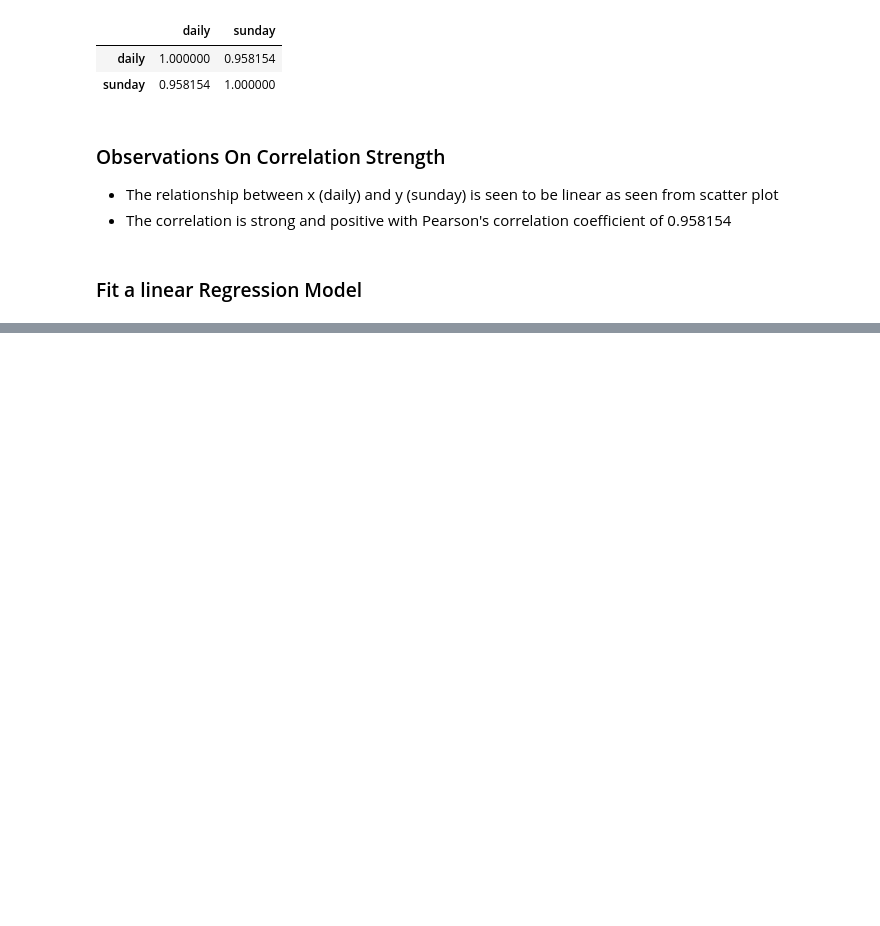
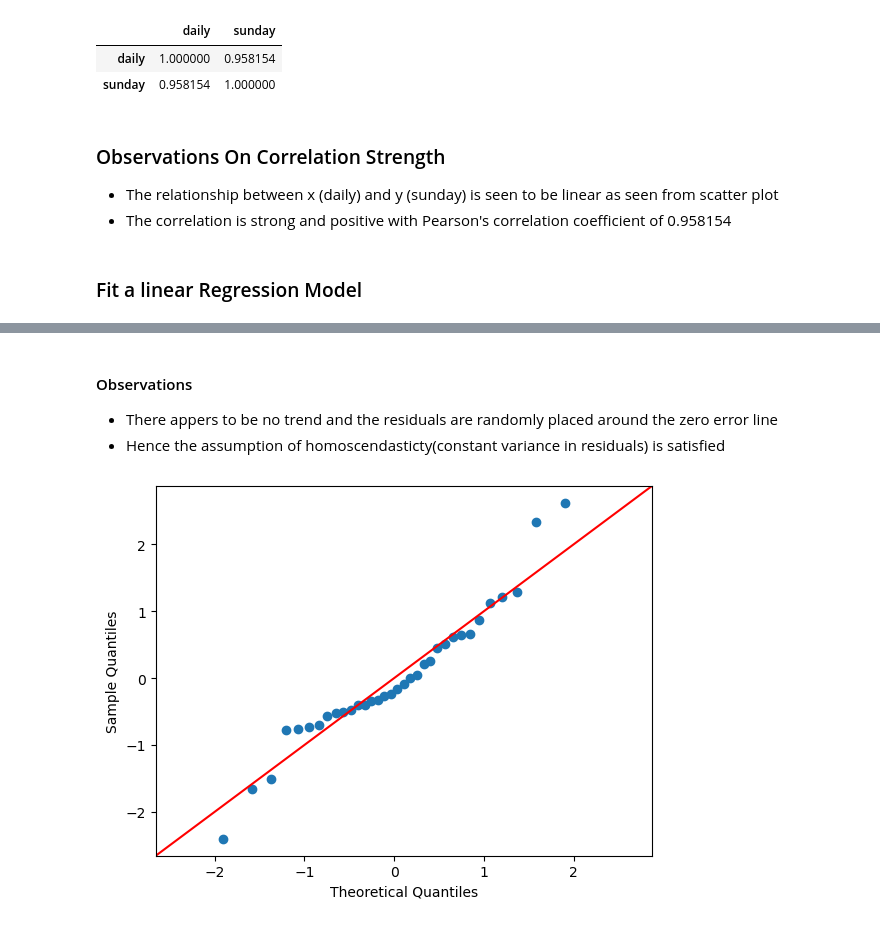
Before and after one commit to deepikareddy-22/AIML-TASK, a Jupyter notebook: Linear regression1.ipynb, the cells around one changed output, grey strips where cells are left out. Cells and saved outputs as stored; diff of their text form; code cells hidden in the pictures; blank space fills up the shorter version.

```diff
--- a/Linear regression1.ipynb
+++ b/Linear regression1.ipynb
@@ -281,0 +304,11 @@ data1
+# %% [markdown]
+#### Observations
+- There appers to be no trend and the residuals are randomly placed around the zero error line
+- Hence the assumption of homoscendasticty(constant variance in residuals) is satisfied
+# %%
+#Plot the Q-Q plot (to check the normality of residuals)
+import statsmodels.api as sm
+sm.qqplot(data1["residuals"],line='45', fit=True)
+plt.show()
+# %% [output]
+[figure, added]
```
Also changed, not shown: parts of 31 cells of this notebook, 1 other file.
